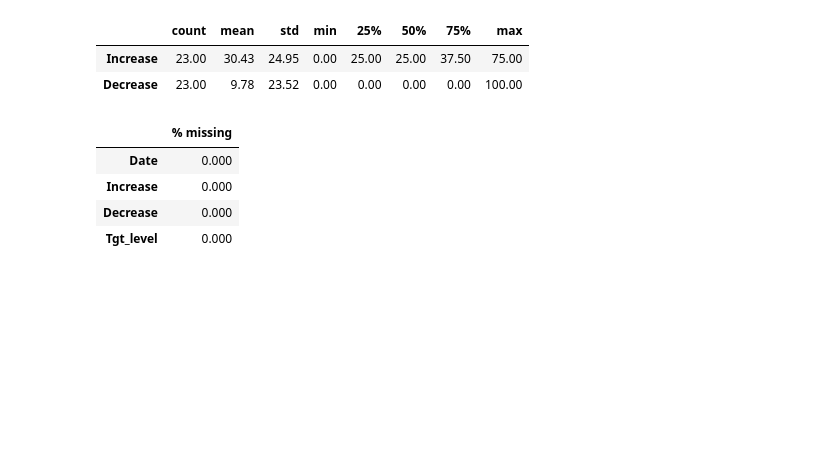
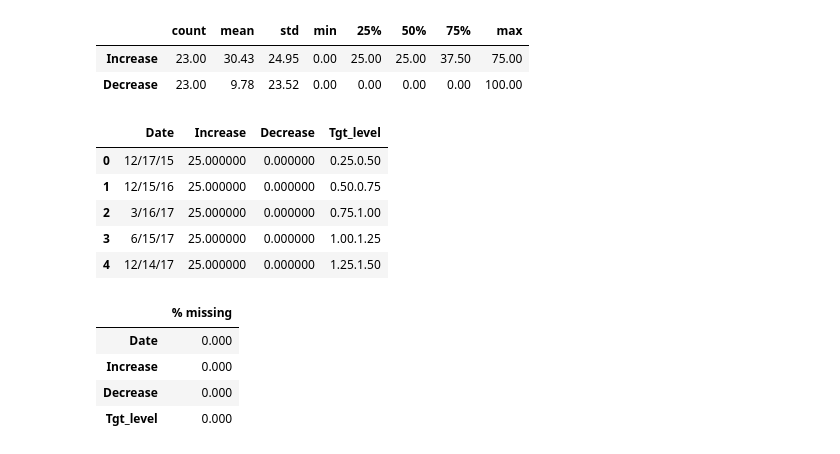
Before and after one commit to mab923/finalteamproject, a Jupyter notebook: Load_Data.ipynb, the cells around one changed output. Drawn from its saved outputs; the diff is of its cells as text; code cells hidden in the pictures; blank space fills up the shorter version.

```diff
--- a/Load_Data.ipynb
+++ b/Load_Data.ipynb
@@ -151,6 +151,15 @@ rates.describe().T.style.format('{:,.2f}')
 |  | count | mean | std | min | 25% | 50% | 75% | max |
 | Increase | 23.00 | 30.43 | 24.95 | 0.00 | 25.00 | 25.00 | 37.50 | 75.00 |
 | Decrease | 23.00 | 9.78 | 23.52 | 0.00 | 0.00 | 0.00 | 0.00 | 100.00 |
+# %%
+rates.head().style
+# %% [output]
+|  | ﻿Date | Increase | Decrease | Tgt_level |
+| 0 | 12/17/15 | 25.000000 | 0.000000 | 0.25.0.50 |
+| 1 | 12/15/16 | 25.000000 | 0.000000 | 0.50.0.75 |
+| 2 | 3/16/17 | 25.000000 | 0.000000 | 0.75.1.00 |
+| 3 | 6/15/17 | 25.000000 | 0.000000 | 1.00.1.25 |
+| 4 | 12/14/17 | 25.000000 | 0.000000 | 1.25.1.50 |
 # %%
 # Missing values
 (
```
Also changed, not shown: parts of 10 cells of this notebook.
